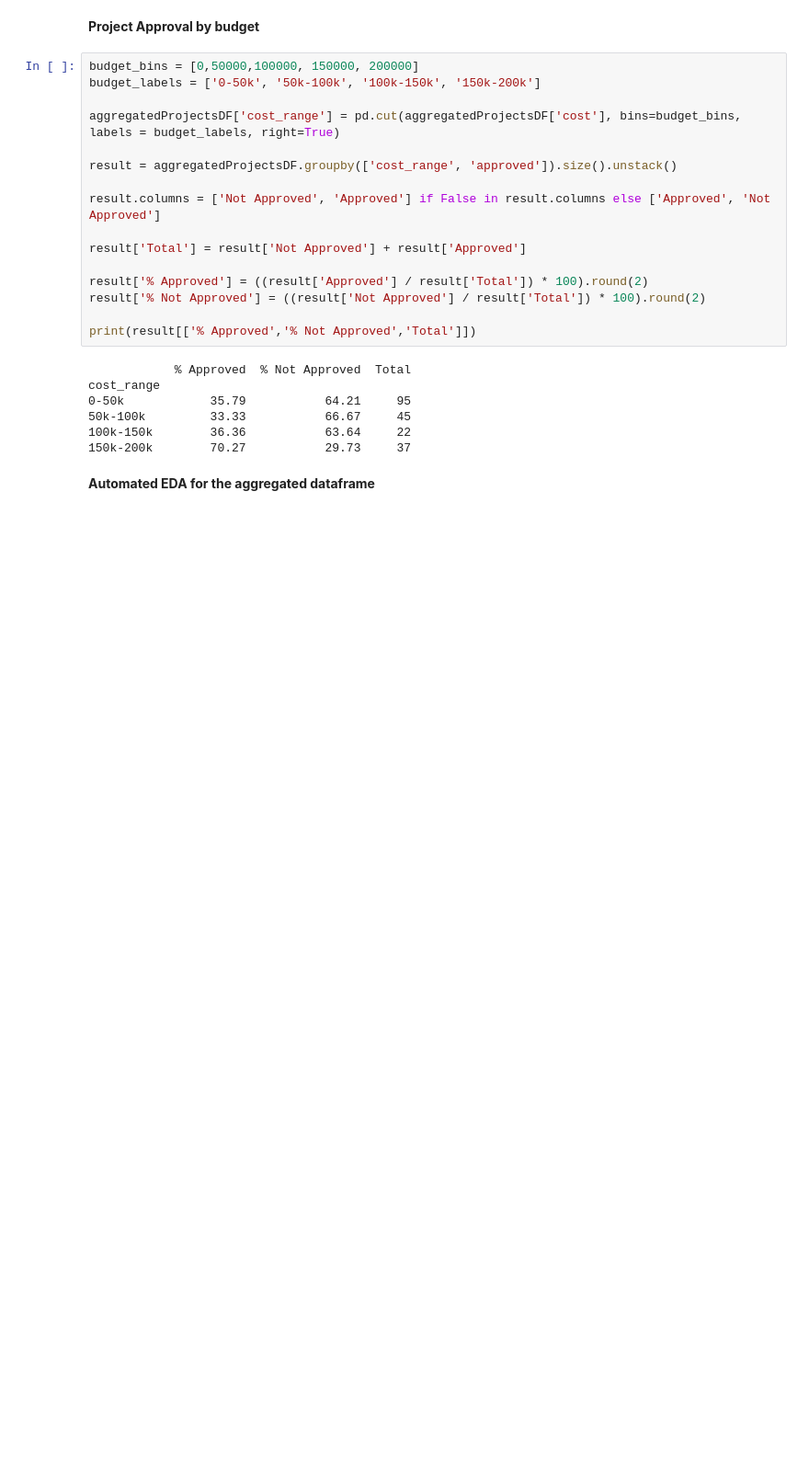
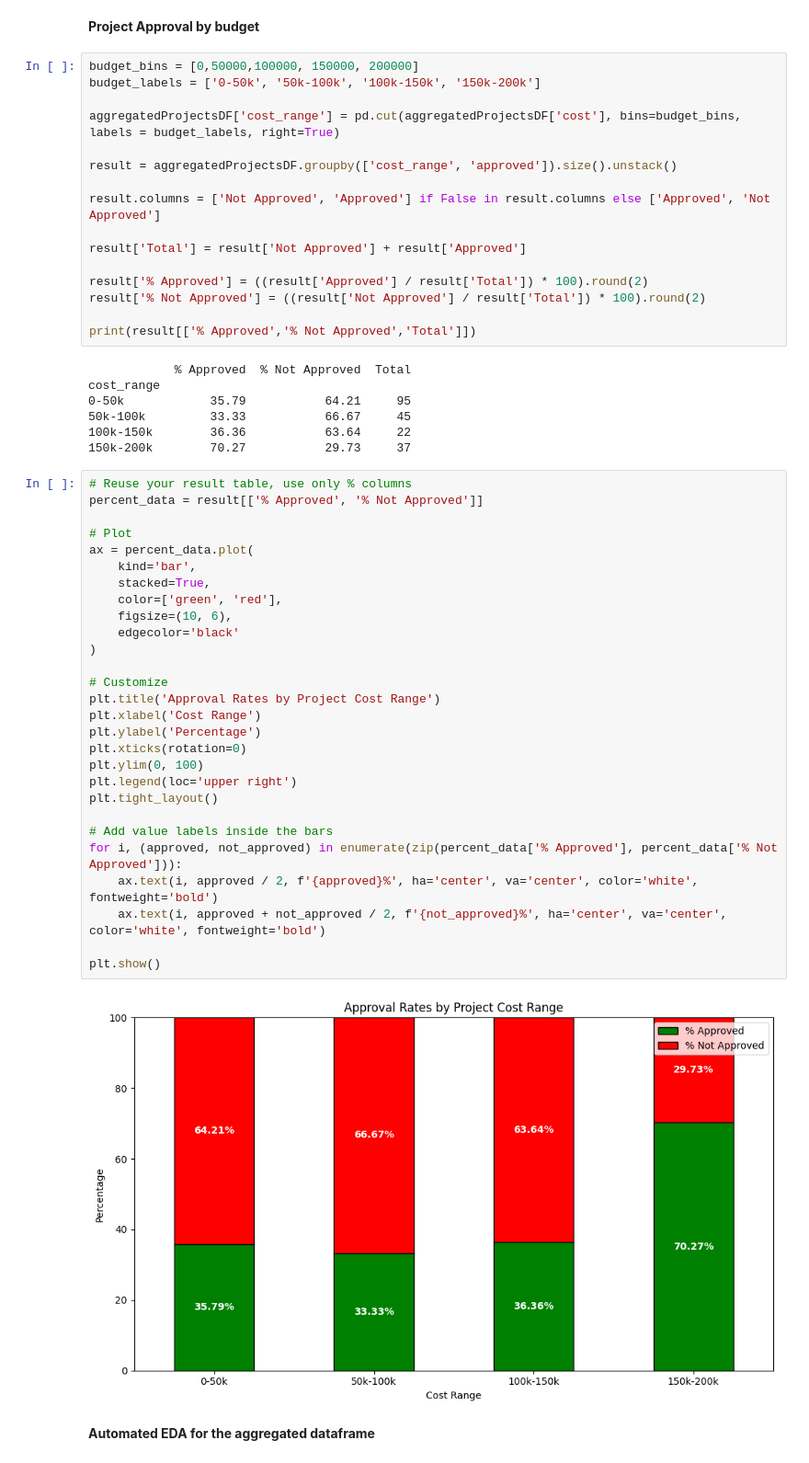
Before and after one commit to SamuelMalaga/M2IS-Internship-XAI, a Jupyter notebook: XAI_Descritpive_analysis.ipynb, the cells around one changed output. Shown at 92% size. Saved outputs shown, nothing was run; the diff lists cells and outputs as text; blank space fills up the shorter version.

```diff
--- a/XAI_Descritpive_analysis.ipynb
+++ b/XAI_Descritpive_analysis.ipynb
@@ -365,6 +456,36 @@ cost_range
 50k-100k         33.33           66.67     45
 100k-150k        36.36           63.64     22
 150k-200k        70.27           29.73     37
+# %%
+# Reuse your result table, use only % columns
+percent_data = result[['% Approved', '% Not Approved']]
+
+# Plot
+ax = percent_data.plot(
+    kind='bar',
+    stacked=True,
+    color=['green', 'red'],
+    figsize=(10, 6),
+    edgecolor='black'
+)
+
+# Customize
+plt.title('Approval Rates by Project Cost Range')
+plt.xlabel('Cost Range')
+plt.ylabel('Percentage')
+plt.xticks(rotation=0)
+plt.ylim(0, 100)
+plt.legend(loc='upper right')
+plt.tight_layout()
+
+# Add value labels inside the bars
+for i, (approved, not_approved) in enumerate(zip(percent_data['% Approved'], percent_data['% Not Approved'])):
+    ax.text(i, approved / 2, f'{approved}%', ha='center', va='center', color='white', fontweight='bold')
+    ax.text(i, approved + not_approved / 2, f'{not_approved}%', ha='center', va='center', color='white', fontweight='bold')
+
+plt.show()
+# %% [output]
+[figure, added]
 # %% [markdown]
 **Automated EDA for the aggregated dataframe**
 # %%
```
Also changed, not shown: parts of 5 cells of this notebook, 12 other files.
